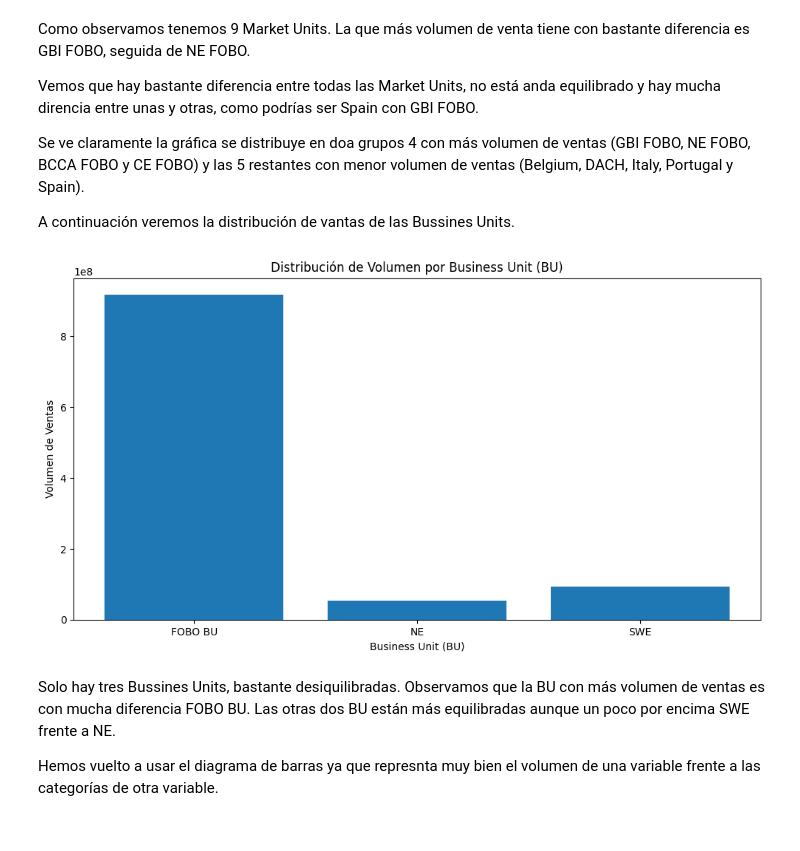
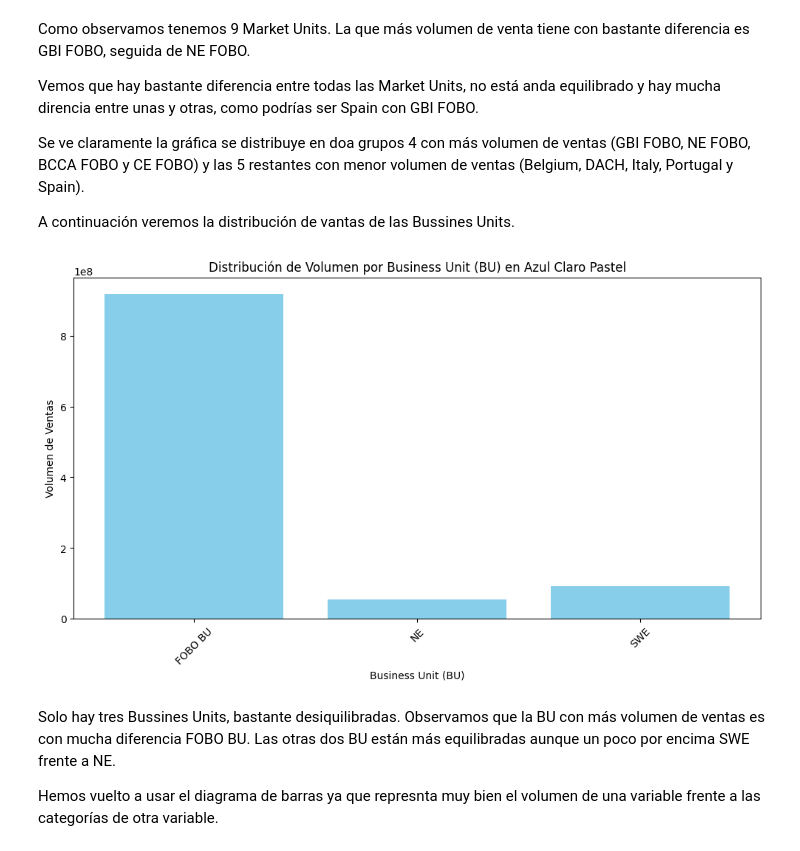
Before and after one commit to patriciamediavilla/L1P2, a Jupyter notebook: visualizaciondedatos.ipynb, the cells around one changed output. Cells and saved outputs as stored; diff of their text form; code cells hidden in the pictures.

```diff
--- a/visualizaciondedatos.ipynb
+++ b/visualizaciondedatos.ipynb
@@ -152,15 +149,16 @@ A continuación vamos a representar primero el volumen de todas las Market Unit.
 # Agrupa los datos por MU y calcula el volumen total en cada MU
 mu_volumen = df.groupby('MU')['AMT'].sum()
 
-# Agrupa los datos por BU y calcula el volumen total en cada BU
-bu_volumen = df.groupby('BU')['AMT'].sum()
+# Grafica la distribución de volumen por MU con un solo color de azul claro pastel
+plt.figure(figsize=(12, 6))
 
-# Grafica la distribución de volumen por MU
-plt.figure(figsize=(12, 6))
-plt.bar(mu_volumen.index, mu_volumen.values)
+# Crea una lista de colores, todas iguales
+colores = ['#87CEEB'] * len(mu_volumen)
+
+plt.bar(mu_volumen.index, mu_volumen.values, color=colores)
 plt.xlabel('Market Unit (MU)')
 plt.ylabel('Volumen de Ventas')
-plt.title('Distribución de Volumen por Market Unit (MU)')
+plt.title('Distribución de Volumen por Market Unit (MU) en Azul Claro Pastel')
 plt.xticks(rotation=45)
 plt.show()
 # %% [output]
@@ -175,15 +173,20 @@ Se ve claramente la gráfica se distribuye en doa grupos 4 con más volumen de v
 
 A continuación veremos la distribución de vantas de las Bussines Units.
 # %%
-# Grafica la distribución de volumen por BU
+#Grafica la distribución de volumen por BU con un solo color de azul claro pastel
 plt.figure(figsize=(12, 6))
-plt.bar(bu_volumen.index, bu_volumen.values)
+
+# Crea una lista de colores, todas iguales
+colores = ['#87CEEB'] * len(bu_volumen)
+
+plt.bar(bu_volumen.index, bu_volumen.values, color=colores)
 plt.xlabel('Business Unit (BU)')
 plt.ylabel('Volumen de Ventas')
-plt.title('Distribución de Volumen por Business Unit (BU)')
+plt.title('Distribución de Volumen por Business Unit (BU) en Azul Claro Pastel')
+plt.xticks(rotation=45)
 plt.show()
 # %% [output]
-[figure, old version]
+[figure, new version]
 # %% [markdown]
 Solo hay tres Bussines Units, bastante desiquilibradas. Observamos que la BU con más volumen de ventas es con mucha diferencia FOBO BU.
 Las otras dos BU están más equilibradas aunque un poco por encima SWE frente a NE.
```
Also changed, not shown: parts of 11 cells of this notebook.
